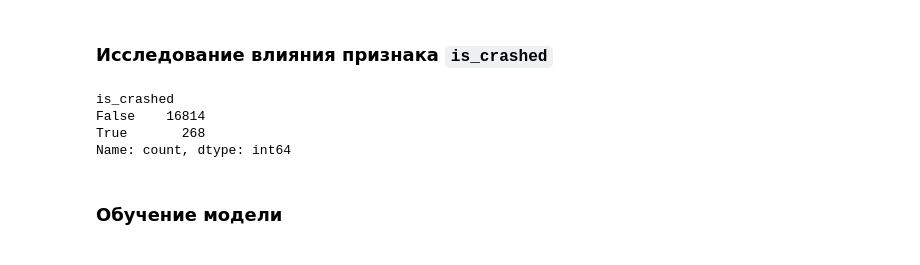
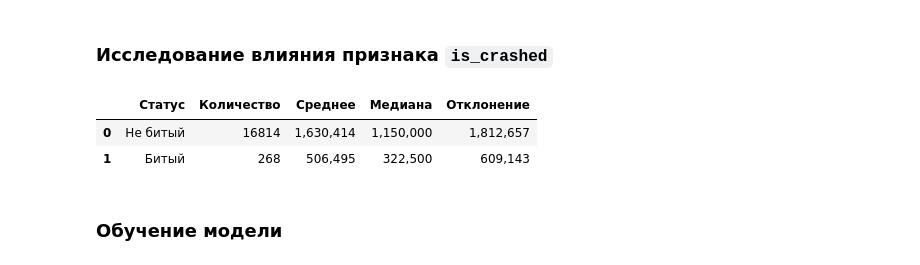
Before and after one commit to CallBan/ssau, a Jupyter notebook: 4 курс/2 семестр/ВКР/car_price/backend/notebooks/car_price_prediction.ipynb, the cells around one changed output. Cells and saved outputs as stored; diff of their text form; code cells hidden in the pictures.

```diff
--- a/4 курс/2 семестр/ВКР/car_price/backend/notebooks/car_price_prediction.ipynb
+++ b/4 курс/2 семестр/ВКР/car_price/backend/notebooks/car_price_prediction.ipynb
@@ -334,13 +435,39 @@ plt.show()
 [figure]
 # %% [markdown]
 ### Исследование влияния признака `is_crashed`
-# %%
-data['is_crashed'].value_counts()
-# %% [output]
-is_crashed
-False    16814
-True       268
-Name: count, dtype: int64
+# %%
+import pandas as pd
+from scipy.stats import ttest_ind
+import statsmodels.api as sm
+
+group_stats = (
+    data
+    .groupby('is_crashed')['price']
+    .agg(['count', 'mean', 'median', 'std'])
+    .reset_index()
+)
+
+# Переименуем для удобства
+group_stats = group_stats.rename(columns={
+    'is_crashed': 'Статус',
+    'count':      'Количество',
+    'mean':       'Среднее',
+    'median':     'Медиана',
+    'std':        'Отклонение'
+})
+group_stats['Статус'] = group_stats['Статус'].map({False: 'Не битый', True: 'Битый'})
+
+# Форматирование чисел: разделитель тысяч, без десятичных
+for col in ['Среднее', 'Медиана', 'Отклонение']:
+    group_stats[col] = group_stats[col].apply(lambda x: f"{x:,.0f}")
+
+# Вывод красивой таблицы
+# print(group_stats.to_string(index=False))
+group_stats
+# %% [output]
+|  | Статус | Количество | Среднее | Медиана | Отклонение |
+| 0 | Не битый | 16814 | 1,630,414 | 1,150,000 | 1,812,657 |
+| 1 | Битый | 268 | 506,495 | 322,500 | 609,143 |
 # %% [markdown]
 ### Обучение модели
 # %%
```
Also changed, not shown: parts of 8 cells of this notebook, 2 other files.
